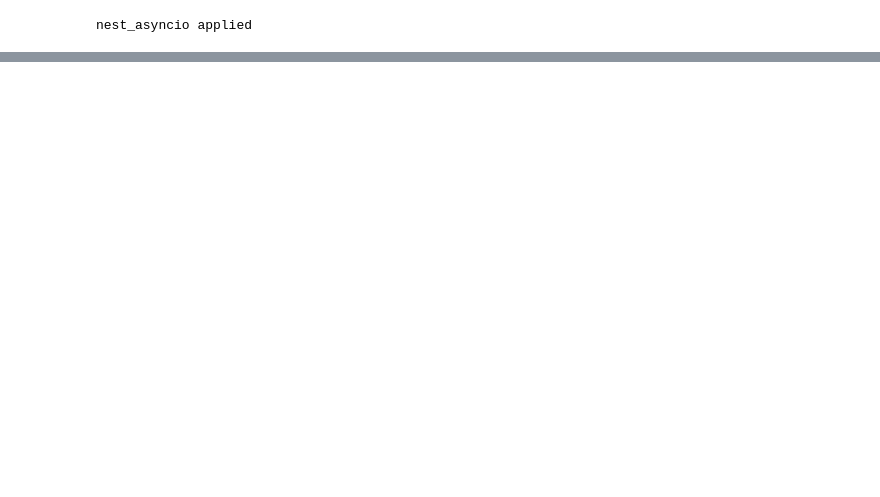
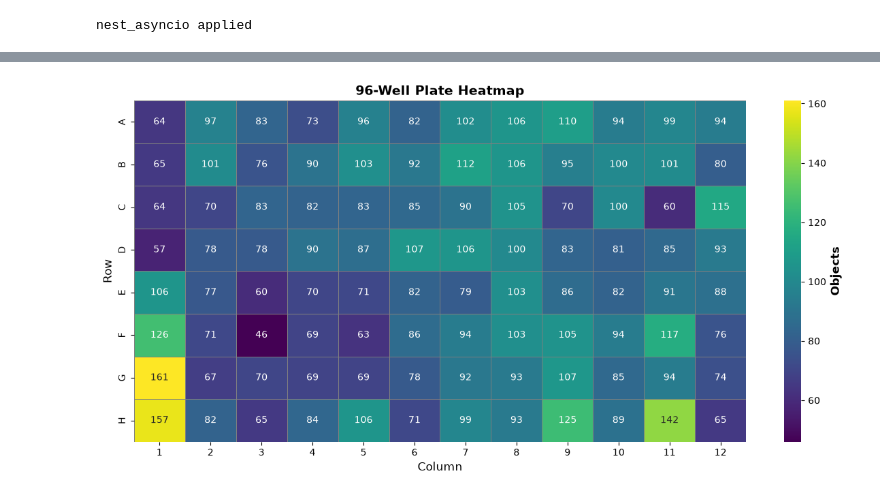
Before and after one commit to sebi06/czitools, a Jupyter notebook: demo/notebooks/process_omezarr_HCS_plate.ipynb, the cells around one changed output, grey strips where cells are left out. Saved outputs shown, nothing was run; the diff lists cells and outputs as text; code cells hidden in the pictures; blank space fills up the shorter version.

```diff
--- a/demo/notebooks/process_omezarr_HCS_plate.ipynb
+++ b/demo/notebooks/process_omezarr_HCS_plate.ipynb
@@ -150,17 +166,19 @@ Error:
 # %%
 # Lazy import for the same reason as the processing imports above
 from czitools.analysis_tools.plotting import create_well_plate_heatmap
 
 # Create and display heatmap visualization using the dedicated function
 fig = create_well_plate_heatmap(
     results=results_obj,
-    num_rows=16,  # Standard 384-well plate
-    num_cols=24,  # Standard 384-well plate
-    title="384-Well Plate Heatmap",
+    num_rows=8,  # Standard 384-well plate
+    num_cols=12,  # Standard 384-well plate
+    title="96-Well Plate Heatmap",
     parameter="Objects",
     cmap="viridis",
     figsize=(12, 6),
     fmt=".0f",
 )
 
 plt.show()
+# %% [output]
+[figure, added]
```
Also changed, not shown: parts of 2 cells of this notebook, 2 other files.
